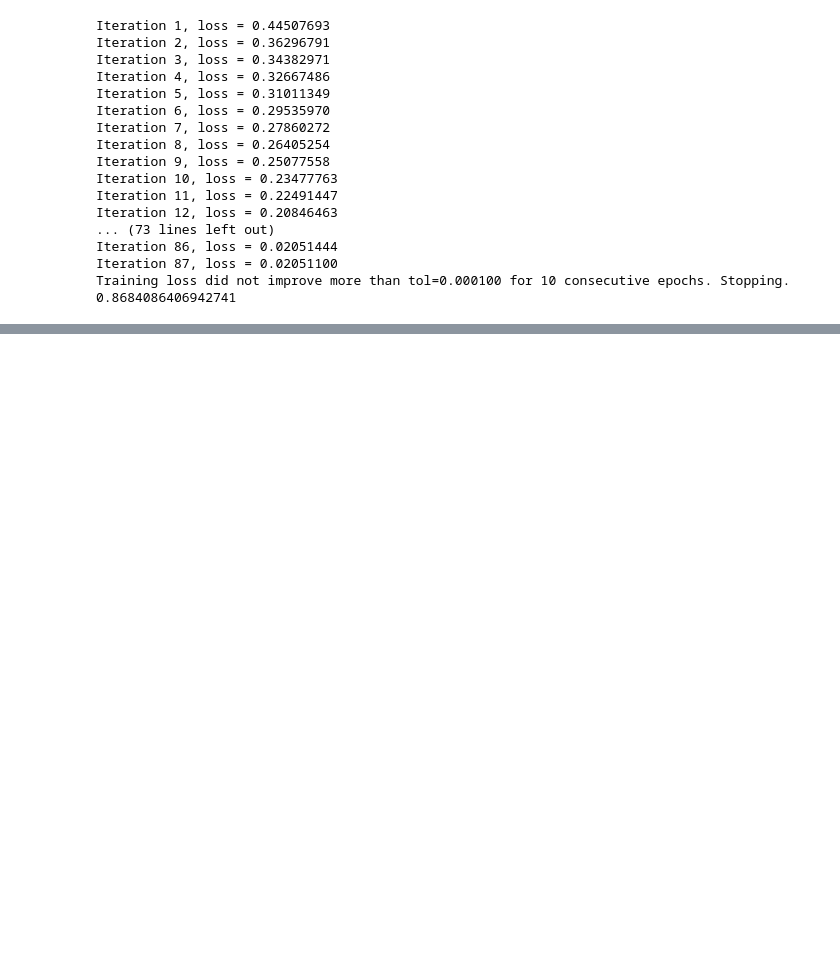
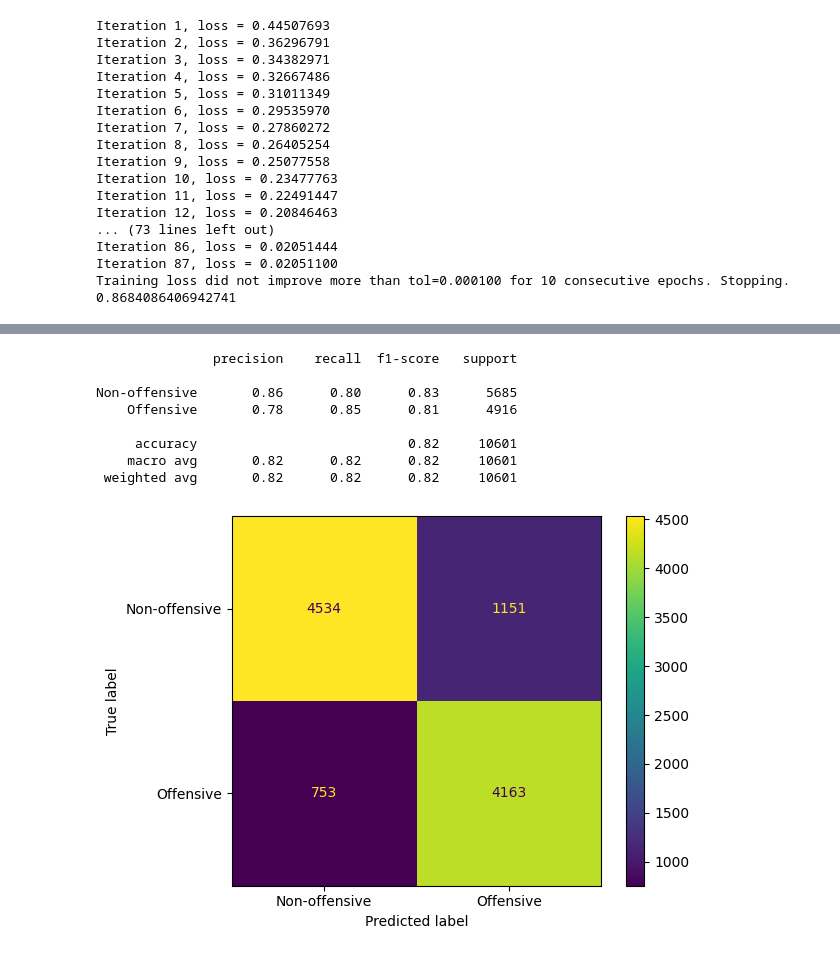
Before and after one commit to emirryilmazz/Team10_ClassificationOfInappropriateOrOffensiveText, a Jupyter notebook: project.ipynb, the cells around one changed output, grey strips where cells are left out. Cells and saved outputs as stored; diff of their text form; code cells hidden in the pictures; blank space fills up the shorter version.

```diff
--- a/project.ipynb
+++ b/project.ipynb
@@ -455,0 +515,19 @@ Training loss did not improve more than tol=0.000100 for 10 consecutive epochs.
+# %%
+# Multilayer perceptron
+
+print(classification_report(y_test_bow, predictions_bow_mlp, labels=[False, True], target_names=['Non-offensive', 'Offensive']))
+
+
+cm = confusion_matrix(y_test_bow, predictions_bow_mlp)
+
+cm_display = ConfusionMatrixDisplay(cm, display_labels=['Non-offensive', 'Offensive']).plot()
+# %% [output]
+               precision    recall  f1-score   support
+
+Non-offensive       0.86      0.80      0.83      5685
+    Offensive       0.78      0.85      0.81      4916
+
+     accuracy                           0.82     10601
+    macro avg       0.82      0.82      0.82     10601
+ weighted avg       0.82      0.82      0.82     10601
+[figure, added]
```
Also changed, not shown: parts of 4 cells of this notebook.
